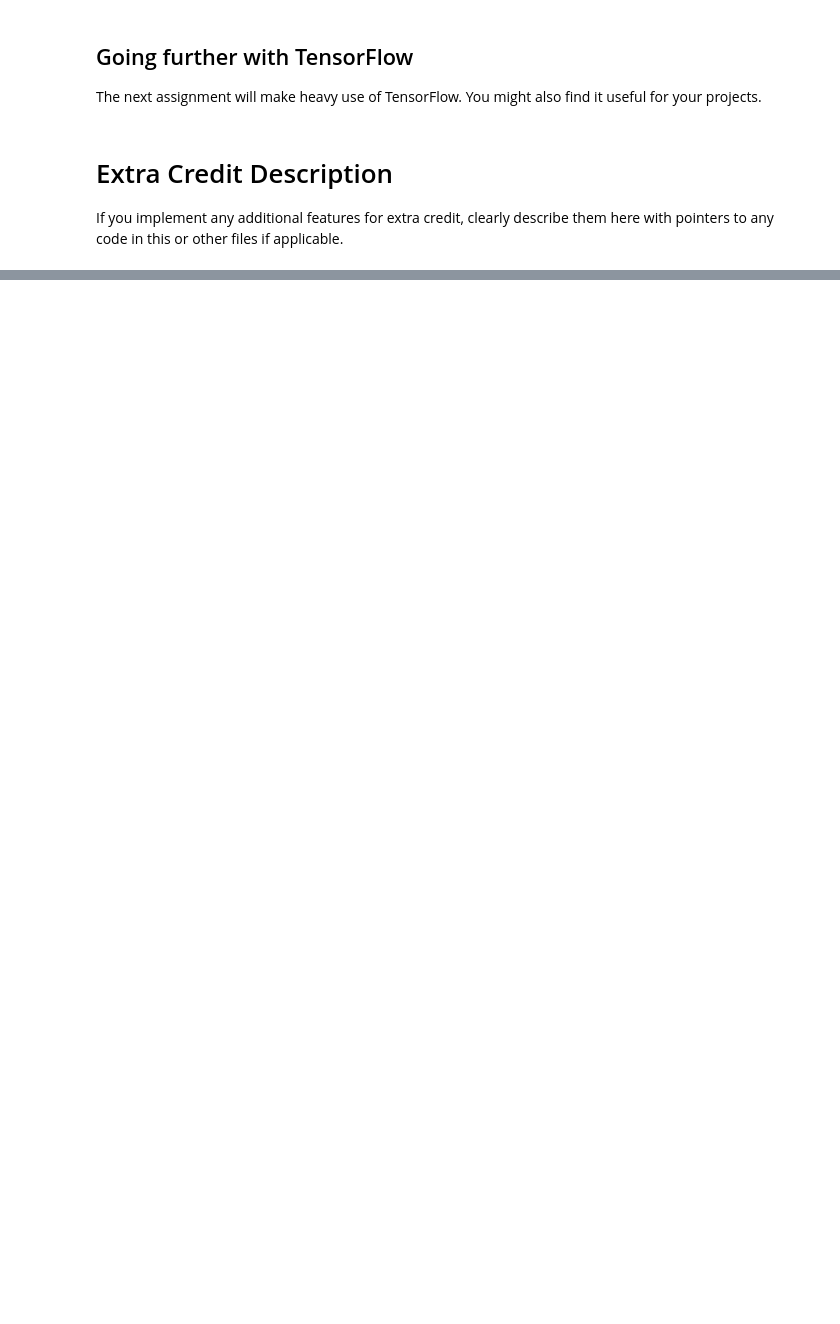
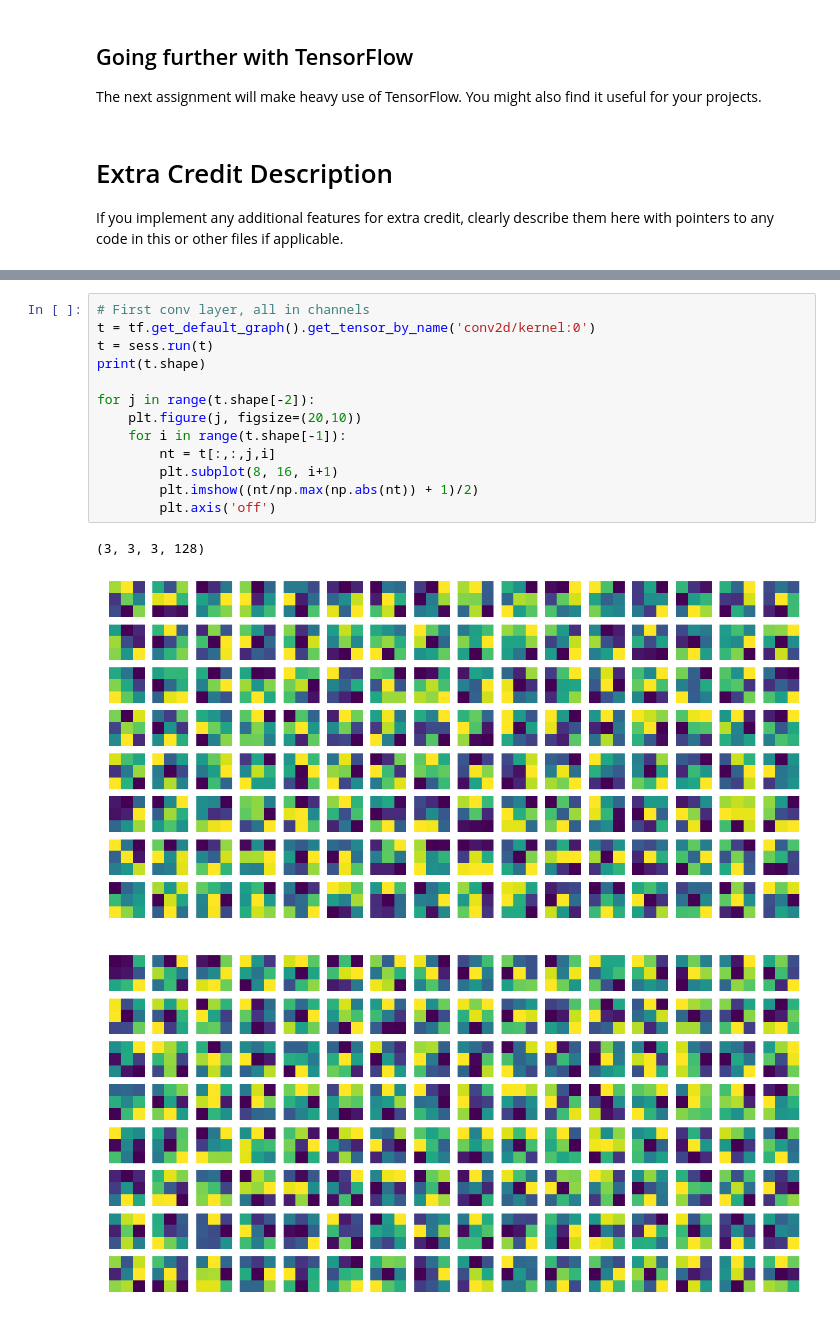
Before and after one commit to mcreng/cs231n, a Jupyter notebook: PA2/TensorFlow.ipynb, the cells around one changed output, grey strips where cells are left out. Cells and saved outputs as stored; diff of their text form; blank space fills up the shorter version.

Commit message:
[PA2] Added tensorflow CNN kernel visualization as bonus

```diff
--- a/PA2/TensorFlow.ipynb
+++ b/PA2/TensorFlow.ipynb
@@ -641,0 +647,17 @@ If you implement any additional features for extra credit, clearly describe them
+# %%
+# First conv layer, all in channels
+t = tf.get_default_graph().get_tensor_by_name('conv2d/kernel:0')
+t = sess.run(t)
+print(t.shape)
+
+for j in range(t.shape[-2]):
+    plt.figure(j, figsize=(20,10))
+    for i in range(t.shape[-1]):
+        nt = t[:,:,j,i]
+        plt.subplot(8, 16, i+1)
+        plt.imshow((nt/np.max(np.abs(nt)) + 1)/2)
+        plt.axis('off')
+# %% [output]
+(3, 3, 3, 128)
+[figure, added]
+[figure, added]
```
Also changed, not shown: parts of 13 cells of this notebook.
